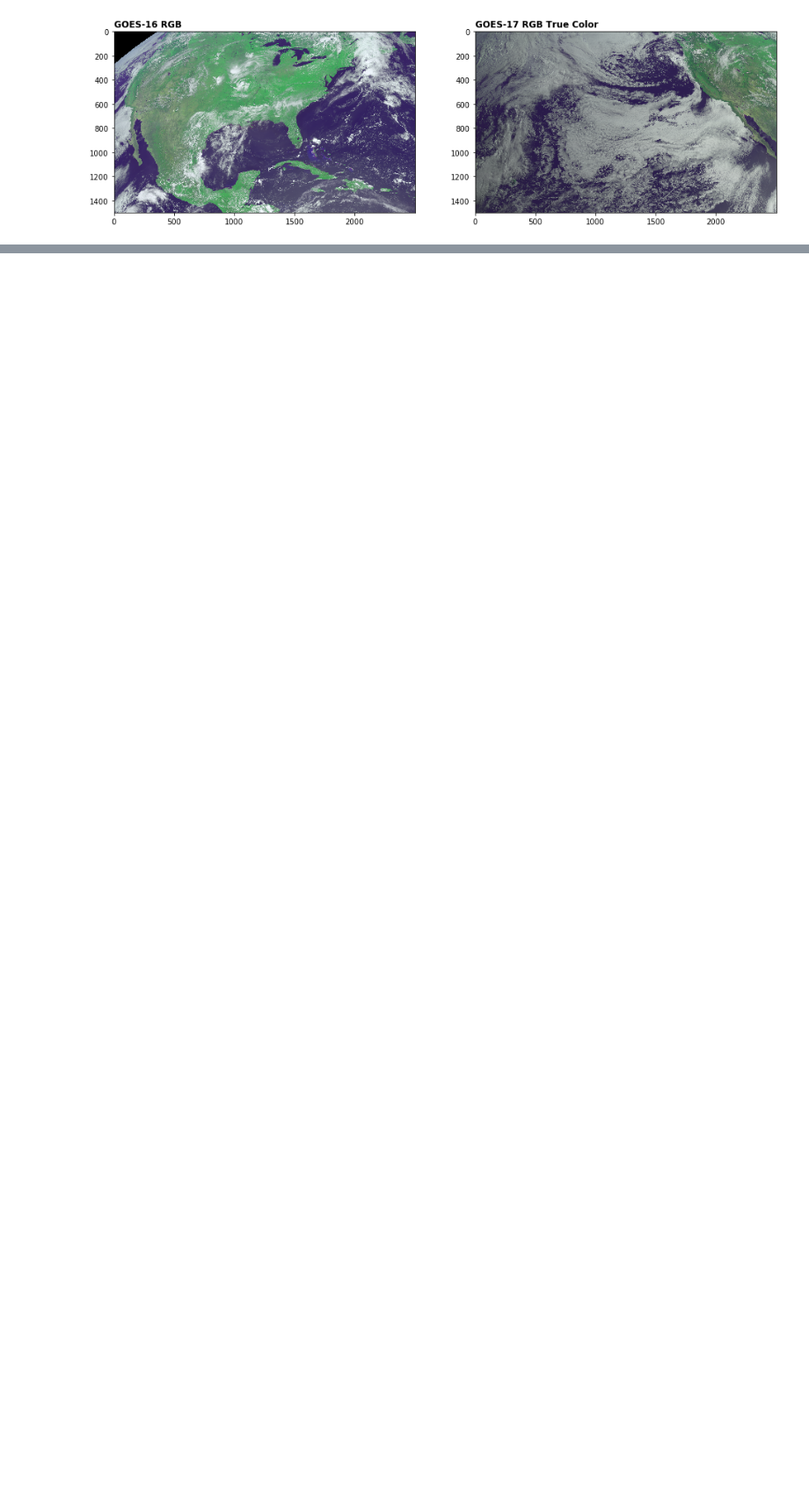
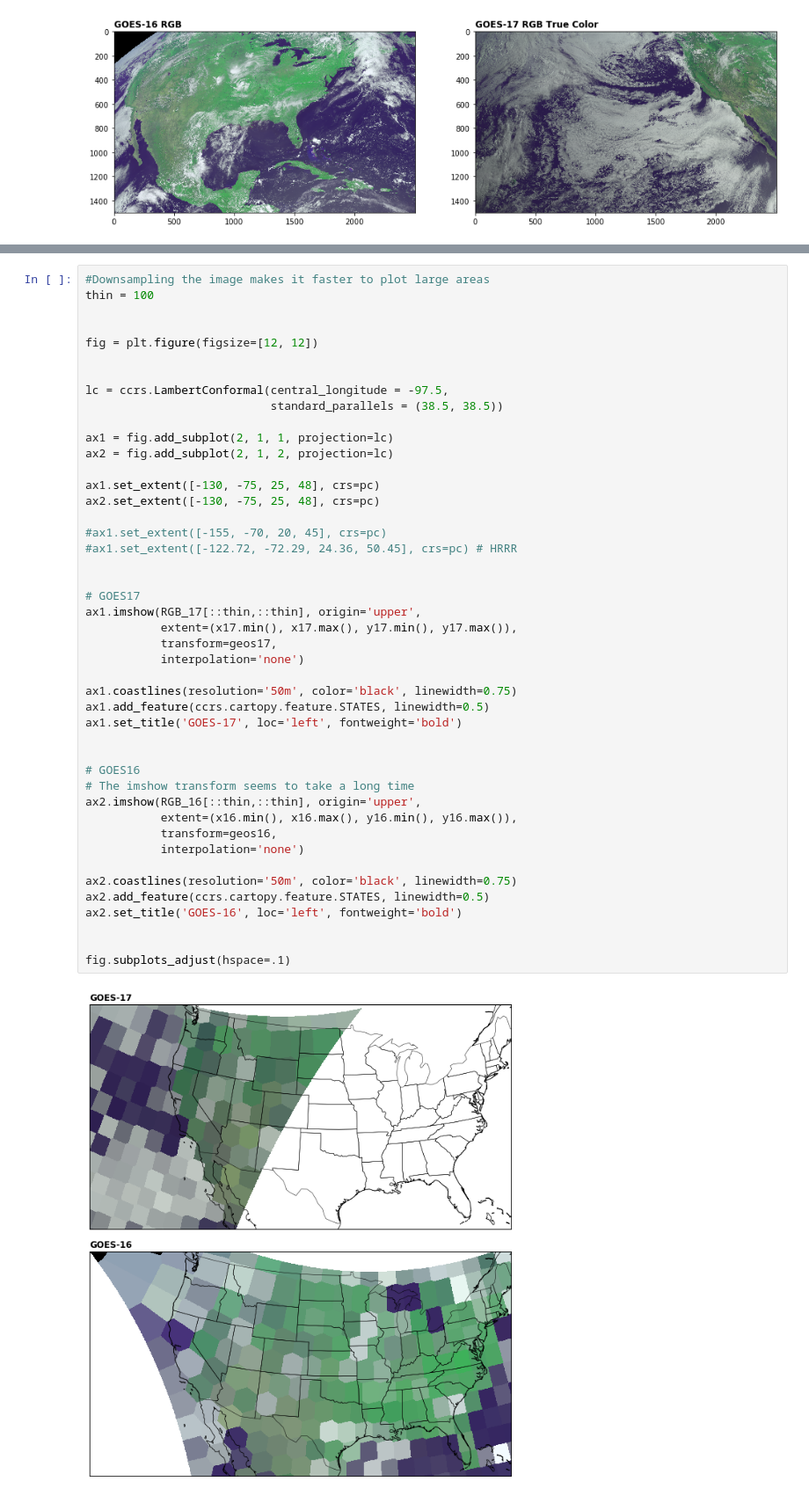
Before and after one commit to adomakor412/GOEScode, a Jupyter notebook: GOES16_GOES17_overlay_CMI.ipynb, the cells around one changed output, grey strips where cells are left out. Shown at 88% size. Saved outputs shown, nothing was run; the diff lists cells and outputs as text; blank space fills up the shorter version.

```diff
--- a/GOES16_GOES17_overlay_CMI.ipynb
+++ b/GOES16_GOES17_overlay_CMI.ipynb
@@ -331,0 +102,47 @@ TypeError: Error: /home/adomakor412/notebooks/GOEScode/OR_ABI-L2-MCMIPC-M6_G16_s
+# %%
+#Downsampling the image makes it faster to plot large areas
+thin = 100
+
+
+fig = plt.figure(figsize=[12, 12])
+
+
+lc = ccrs.LambertConformal(central_longitude = -97.5,
+                           standard_parallels = (38.5, 38.5))
+
+ax1 = fig.add_subplot(2, 1, 1, projection=lc)
+ax2 = fig.add_subplot(2, 1, 2, projection=lc)
+
+ax1.set_extent([-130, -75, 25, 48], crs=pc)
+ax2.set_extent([-130, -75, 25, 48], crs=pc)
+
+#ax1.set_extent([-155, -70, 20, 45], crs=pc)
+#ax1.set_extent([-122.72, -72.29, 24.36, 50.45], crs=pc) # HRRR
+
+
+# GOES17
+ax1.imshow(RGB_17[::thin,::thin], origin='upper',
+           extent=(x17.min(), x17.max(), y17.min(), y17.max()),
+           transform=geos17,
+           interpolation='none')
+
+ax1.coastlines(resolution='50m', color='black', linewidth=0.75)
+ax1.add_feature(ccrs.cartopy.feature.STATES, linewidth=0.5)
+ax1.set_title('GOES-17', loc='left', fontweight='bold')
+
+
+# GOES16
+# The imshow transform seems to take a long time
+ax2.imshow(RGB_16[::thin,::thin], origin='upper',
+           extent=(x16.min(), x16.max(), y16.min(), y16.max()),
+           transform=geos16,
+           interpolation='none')
+
+ax2.coastlines(resolution='50m', color='black', linewidth=0.75)
+ax2.add_feature(ccrs.cartopy.feature.STATES, linewidth=0.5)
+ax2.set_title('GOES-16', loc='left', fontweight='bold')
+
+
+fig.subplots_adjust(hspace=.1)
+# %% [output]
+[figure, added]
```
Also changed, not shown: parts of 9 cells of this notebook, 1 other file.
